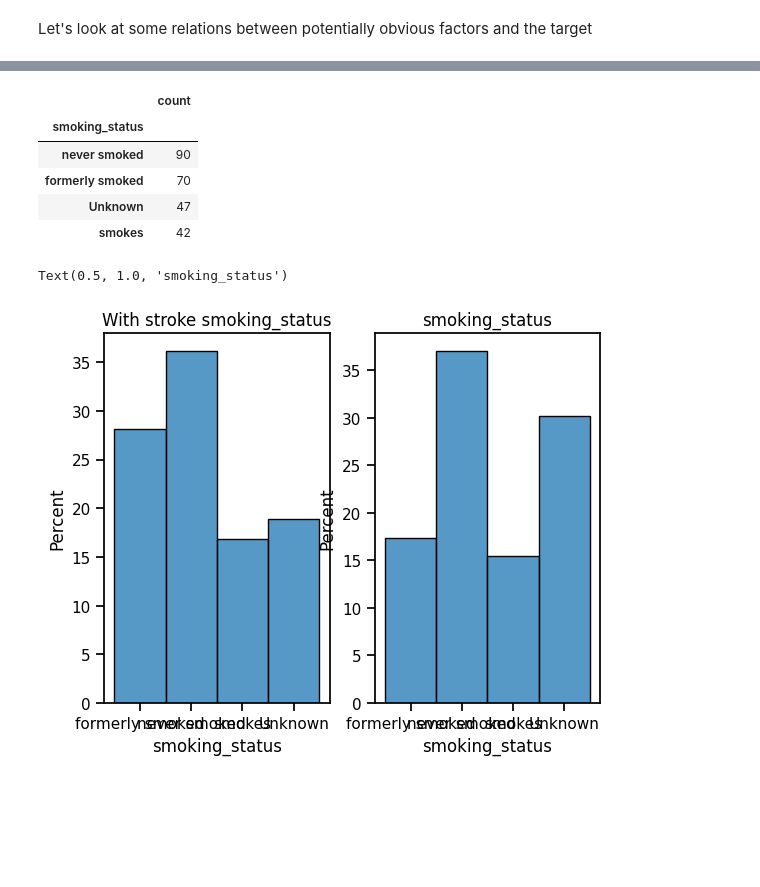
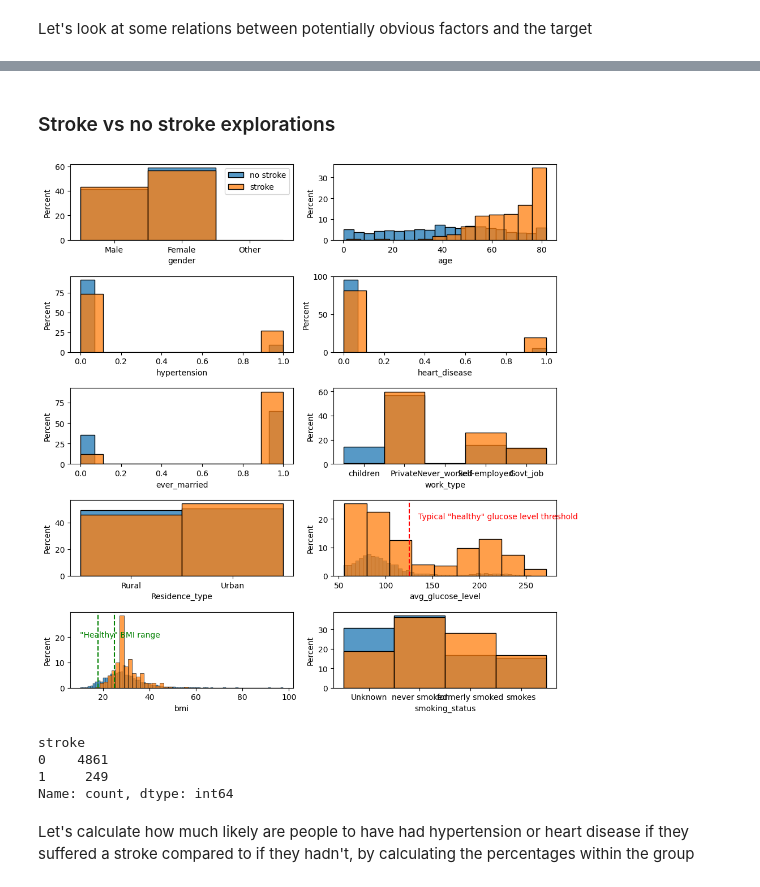
Before and after one commit to Kakackle/ml_zoo, a Jupyter notebook: dirty_notebooks/stroke_prediction.ipynb, the cells around one changed output, grey strips where cells are left out. Saved outputs shown, nothing was run; the diff lists cells and outputs as text; code cells hidden in the pictures; blank space fills up the shorter version.

```diff
--- a/dirty_notebooks/stroke_prediction.ipynb
+++ b/dirty_notebooks/stroke_prediction.ipynb
@@ -137,21 +188,0 @@ stroke_smoking = with_stroke[['smoking_status']].value_counts()
-# %%
-pd.DataFrame(stroke_smoking)
-# %% [output]
-|  | count |
-| smoking_status |  |
-| never smoked | 90 |
-| formerly smoked | 70 |
-| Unknown | 47 |
-| smokes | 42 |
-# %%
-fig, (ax1, ax2) = plt.subplots(1,2)
-
-# fig = sns.barplot(pd.DataFrame(stroke_smoking), x='smoking_status', y='count')
-sns.histplot(with_stroke, x='smoking_status', stat='percent', ax=ax1)
-ax1.set_title("With stroke smoking_status")
-
-sns.histplot(df, x='smoking_status', stat='percent', ax=ax2)
-ax2.set_title("smoking_status")
-# %% [output]
-Text(0.5, 1.0, 'smoking_status')
-[figure, removed]
@@ -159,0 +189,37 @@ smoking_df =
+# %% [markdown]
+### Stroke vs no stroke explorations
+# %%
+fig, axes = plt.subplots(5,2, figsize=(10,10))
+stroke_df = df[df['stroke'] == 1]
+nostroke_df = df[df['stroke'] == 0]
+cols_no_stroke = [col for col in cols if col != 'stroke']
+
+ax = axes.ravel()
+
+for i in range(10):
+    # sns.histplot(data=df, x=cols_no_stroke[i], hue='stroke', stat='density', ax=ax[i])
+    sns.histplot(data = nostroke_df, x=cols_no_stroke[i], stat='percent', ax=ax[i])
+    sns.histplot(data = stroke_df, x=cols_no_stroke[i], stat='percent', ax=ax[i])
+
+    # additional vertical lines
+    dist_col = cols_no_stroke[i]
+    if dist_col == 'bmi':
+        ax[i].axvline(x=18, ymin=0, ymax=30, color="green", linestyle="dashed")
+        ax[i].axvline(x=25, ymin=0, ymax=30, color="green", linestyle="dashed")
+        ax[i].text(10, 20, '"Healthy" BMI range', color="green")
+    if dist_col == "avg_glucose_level":
+        ax[i].axvline(x=125, ymin=0, ymax=30, color="red", linestyle="dashed")
+        ax[i].text(135, 20, 'Typical "healthy" glucose level threshold', color="red")
+ax[0].legend(['no stroke', 'stroke'], loc='best')
+fig.tight_layout()
+# %% [output]
+[figure, added]
+# %%
+df['stroke'].value_counts()
+# %% [output]
+stroke
+0    4861
+1     249
+Name: count, dtype: int64
+# %% [markdown]
+Let's calculate how much likely are people to have had hypertension or heart disease if they suffered a stroke compared to if they hadn't, by calculating the percentages within the group
```
Also changed, not shown: parts of 52 cells of this notebook, 1 other file.
